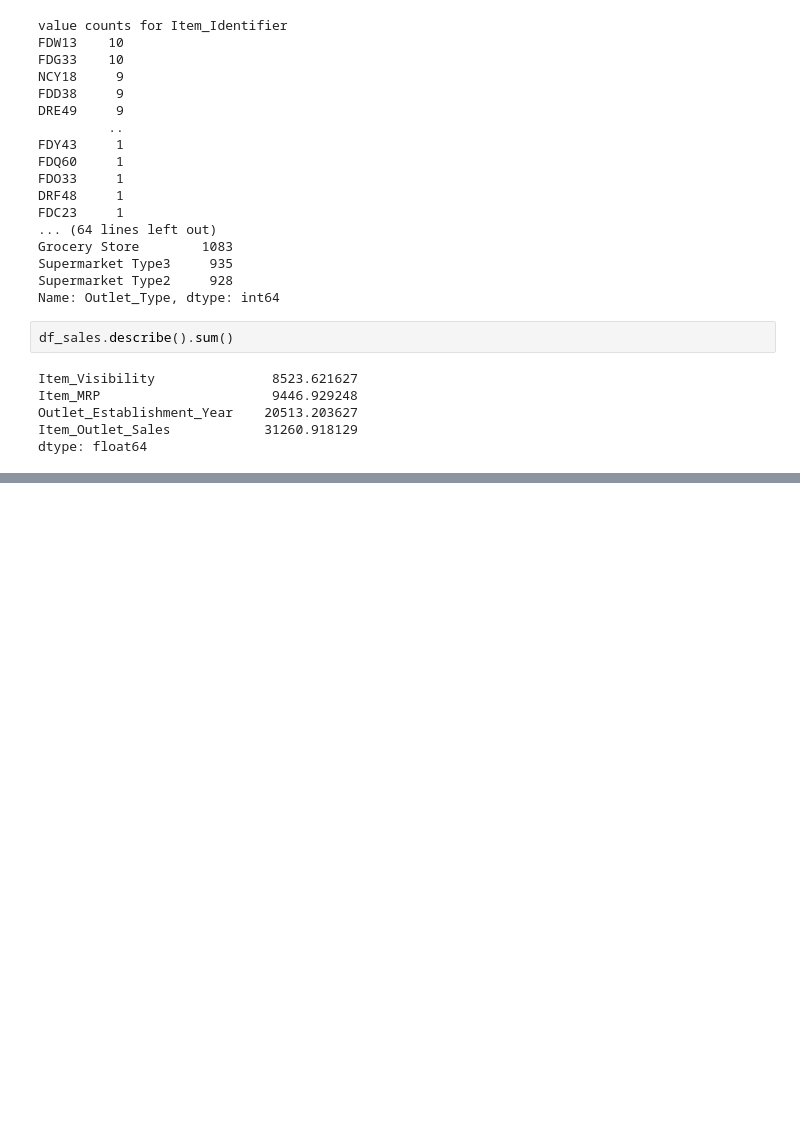
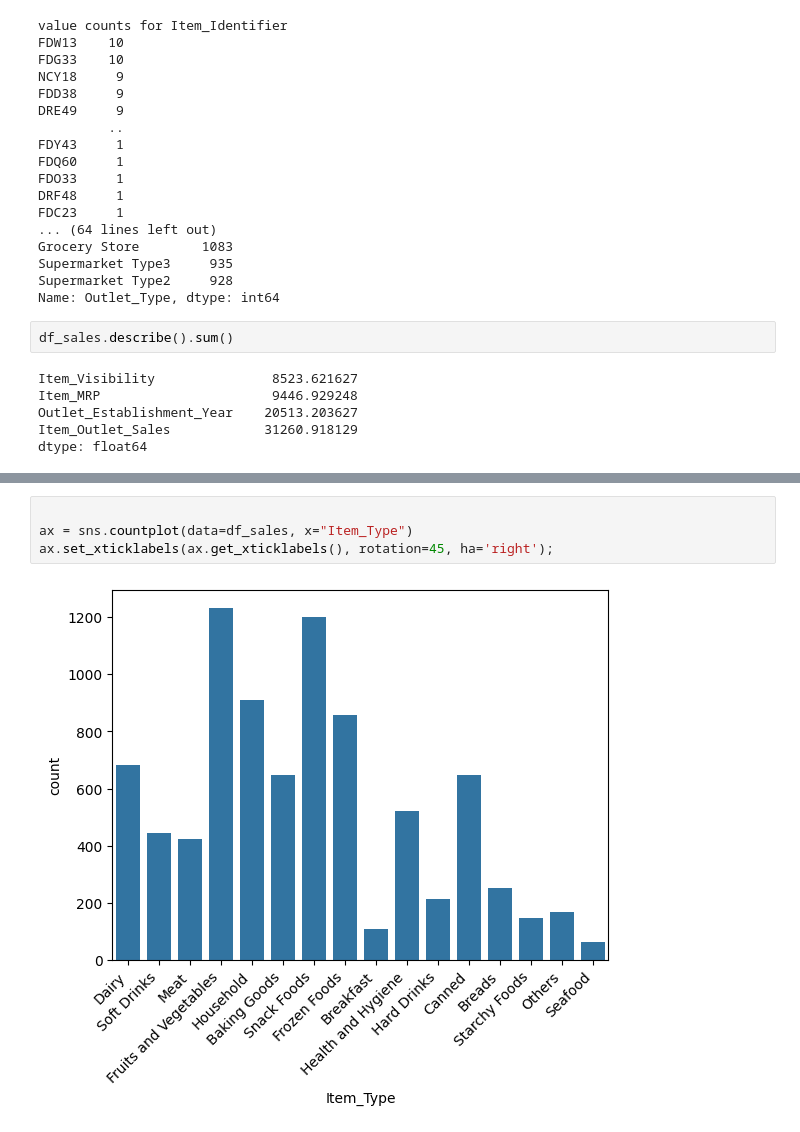
Before and after one commit to souhamz/sales-, a Jupyter notebook: project1part2.ipynb, the cells around one changed output, grey strips where cells are left out. Drawn from its saved outputs; the diff is of its cells as text; blank space fills up the shorter version.

```diff
--- a/project1part2.ipynb
+++ b/project1part2.ipynb
@@ -207,0 +254,6 @@ dtype: float64
+# %%
+
+ax = sns.countplot(data=df_sales, x="Item_Type")
+ax.set_xticklabels(ax.get_xticklabels(), rotation=45, ha='right');
+# %% [output]
+[figure, added]
```
Also changed, not shown: parts of 13 cells of this notebook.
